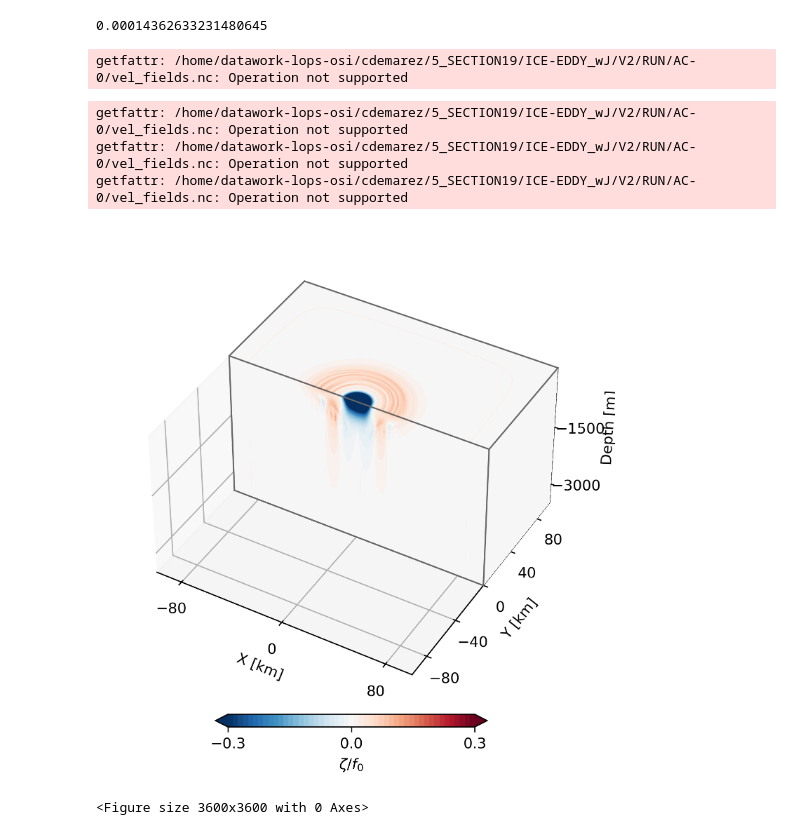
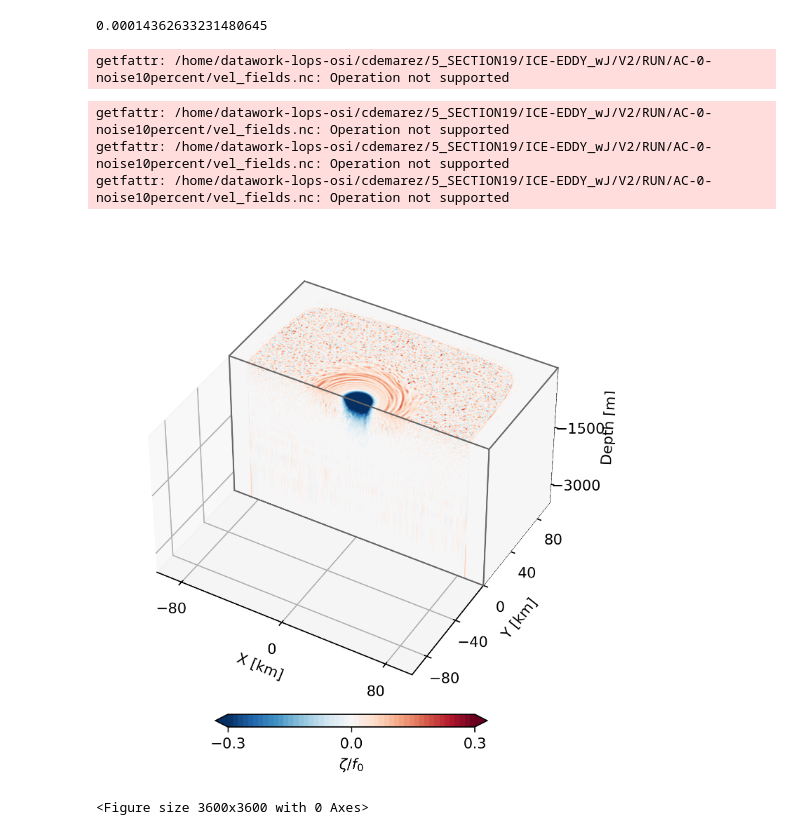
Before and after one commit to demarez/ice-eddy, a Jupyter notebook: DIAGS/3D_plot.ipynb, the cells around one changed output. Saved outputs shown, nothing was run; the diff lists cells and outputs as text; code cells hidden in the pictures.

```diff
--- a/DIAGS/3D_plot.ipynb
+++ b/DIAGS/3D_plot.ipynb
@@ -155,7 +155,7 @@ def coriolis_frequency(latitude_degrees):
     return f0
 # %%
 
-data_path = "/home/datawork-lops-osi/cdemarez/5_SECTION19/ICE-EDDY_wJ/V2/RUN/AC-0"
+data_path = "/home/datawork-lops-osi/cdemarez/5_SECTION19/ICE-EDDY_wJ/V2/RUN/AC-0-noise10percent"
 
 lat=80
 f0=coriolis_frequency(lat);print(f0)
@@ -168,45 +168,45 @@ tracer_fields_paths = '{0}/{1}'.format(data_path, tracer_fields)
 data = xr.open_mfdataset(vel_fields_paths)# preprocess=remove_empty_ds )
 # %% [output]
 0.00014362633231480645
-getfattr: /home/datawork-lops-osi/cdemarez/5_SECTION19/ICE-EDDY_wJ/V2/RUN/AC-0/vel_fields.nc: Operation not supported
+getfattr: /home/datawork-lops-osi/cdemarez/5_SECTION19/ICE-EDDY_wJ/V2/RUN/AC-0-noise10percent/vel_fields.nc: Operation not supported
 # %%
 vmax=0.3
 vmin=-vmax
 
 kw = {
     'vmin': vmin,
     'vmax': vmax,
     'levels': np.linspace(vmin,vmax,50),
     'cmap': 'RdBu_r',
     'extend':'both'
 }
 
 
-var = data.vort.isel(time=180).transpose("yF","xF","zC")
+var = data.vort.isel(time=7).transpose("yF","xF","zC")
 
 Ny, Nx, Nz = var.shape
 
 X = np.ones((Ny,Nx,Nz)) * var.xF.values[np.newaxis,:,np.newaxis] / 1000
 Y = np.ones((Ny,Nx,Nz)) * var.yF.values[:, np.newaxis,np.newaxis] / 1000
 Z = np.ones((Ny,Nx,Nz)) * var.zC.values[np.newaxis,np.newaxis,:]
 
 
 # Create a figure with 3D ax
 fig = plt.figure(figsize=(6, 6),dpi=300)
 gs = GridSpec(1, 1, figure=fig)
 ########################################################################
 ax1 = fig.add_subplot(gs[0, 0], projection='3d', computed_zorder=False)
 cbar = plot3D(ax1, X, Y, Z, var/f0, kw)
 plt.subplots_adjust(hspace=0.25, wspace=-0.35)
 cax = fig.add_axes([0.3, 0.1, 0.43, 0.02])
 cb=fig.colorbar(cbar, cax=cax, orientation='horizontal',label='$\zeta/f_0$',ticks=[vmin,0,vmax])
 cb.ax.locator_params(nbins=3)
 plt.show()
 # %% [output]
-getfattr: /home/datawork-lops-osi/cdemarez/5_SECTION19/ICE-EDDY_wJ/V2/RUN/AC-0/vel_fields.nc: Operation not supported
-getfattr: /home/datawork-lops-osi/cdemarez/5_SECTION19/ICE-EDDY_wJ/V2/RUN/AC-0/vel_fields.nc: Operation not supported
-getfattr: /home/datawork-lops-osi/cdemarez/5_SECTION19/ICE-EDDY_wJ/V2/RUN/AC-0/vel_fields.nc: Operation not supported
+getfattr: /home/datawork-lops-osi/cdemarez/5_SECTION19/ICE-EDDY_wJ/V2/RUN/AC-0-noise10percent/vel_fields.nc: Operation not supported
+getfattr: /home/datawork-lops-osi/cdemarez/5_SECTION19/ICE-EDDY_wJ/V2/RUN/AC-0-noise10percent/vel_fields.nc: Operation not supported
+getfattr: /home/datawork-lops-osi/cdemarez/5_SECTION19/ICE-EDDY_wJ/V2/RUN/AC-0-noise10percent/vel_fields.nc: Operation not supported
-[figure, old version]
+[figure, new version]
 # %%
 # Create a figure with 3D ax
 fig = plt.figure(figsize=(12, 12),dpi=300)
```
Also changed, not shown: 3 other files.
